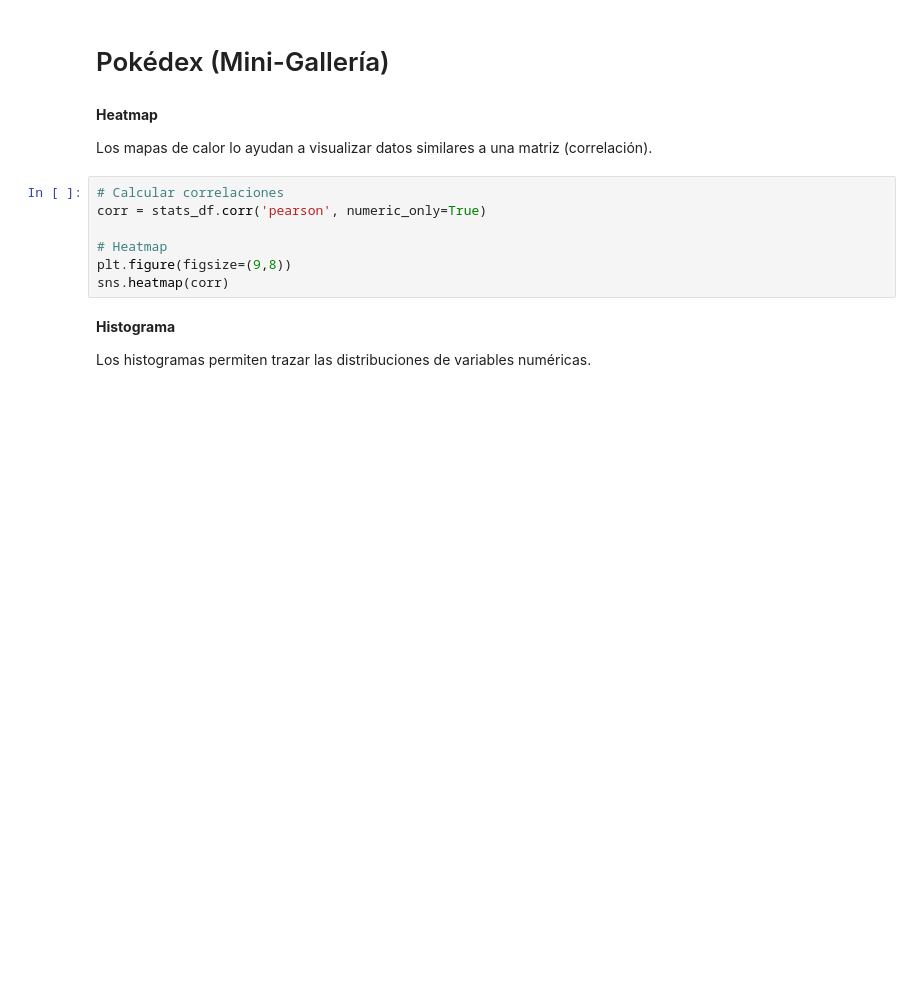
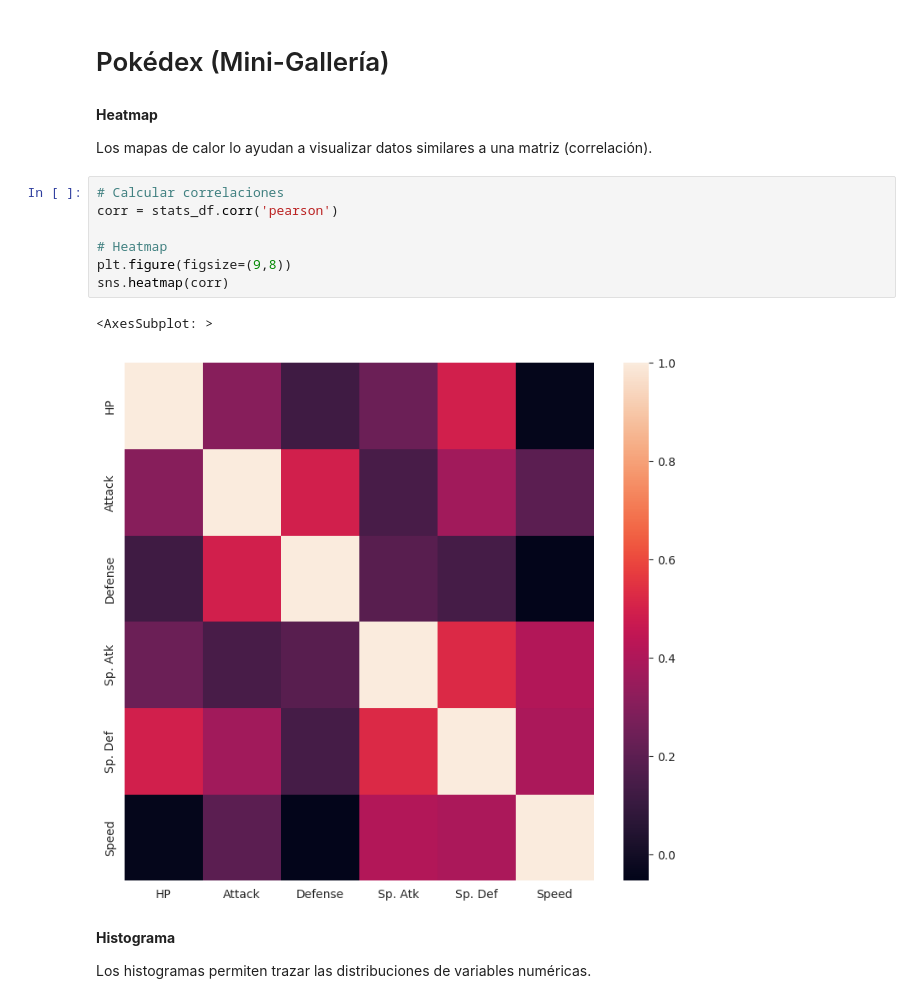
Before and after one commit to ricardoahumada/DataScienceBasics, a Jupyter notebook: visualizacion/02.Seaborn.ipynb, the cells around one changed output. Saved outputs shown, nothing was run; the diff lists cells and outputs as text; blank space fills up the shorter version.

Commit message:
udpate plots

```diff
--- a/visualizacion/02.Seaborn.ipynb
+++ b/visualizacion/02.Seaborn.ipynb
@@ -224,11 +316,14 @@ plt.legend(bbox_to_anchor=(1, 1), loc=2)
 Los mapas de calor lo ayudan a visualizar datos similares a una matriz (correlación).
 # %%
 # Calcular correlaciones
-corr = stats_df.corr('pearson', numeric_only=True)
+corr = stats_df.corr('pearson')
 
 # Heatmap
 plt.figure(figsize=(9,8))
 sns.heatmap(corr)
+# %% [output]
+<AxesSubplot: >
+[figure, added]
 # %% [markdown]
 **Histograma**
 
```
Also changed, not shown: parts of 25 cells of this notebook, 1 other file.
